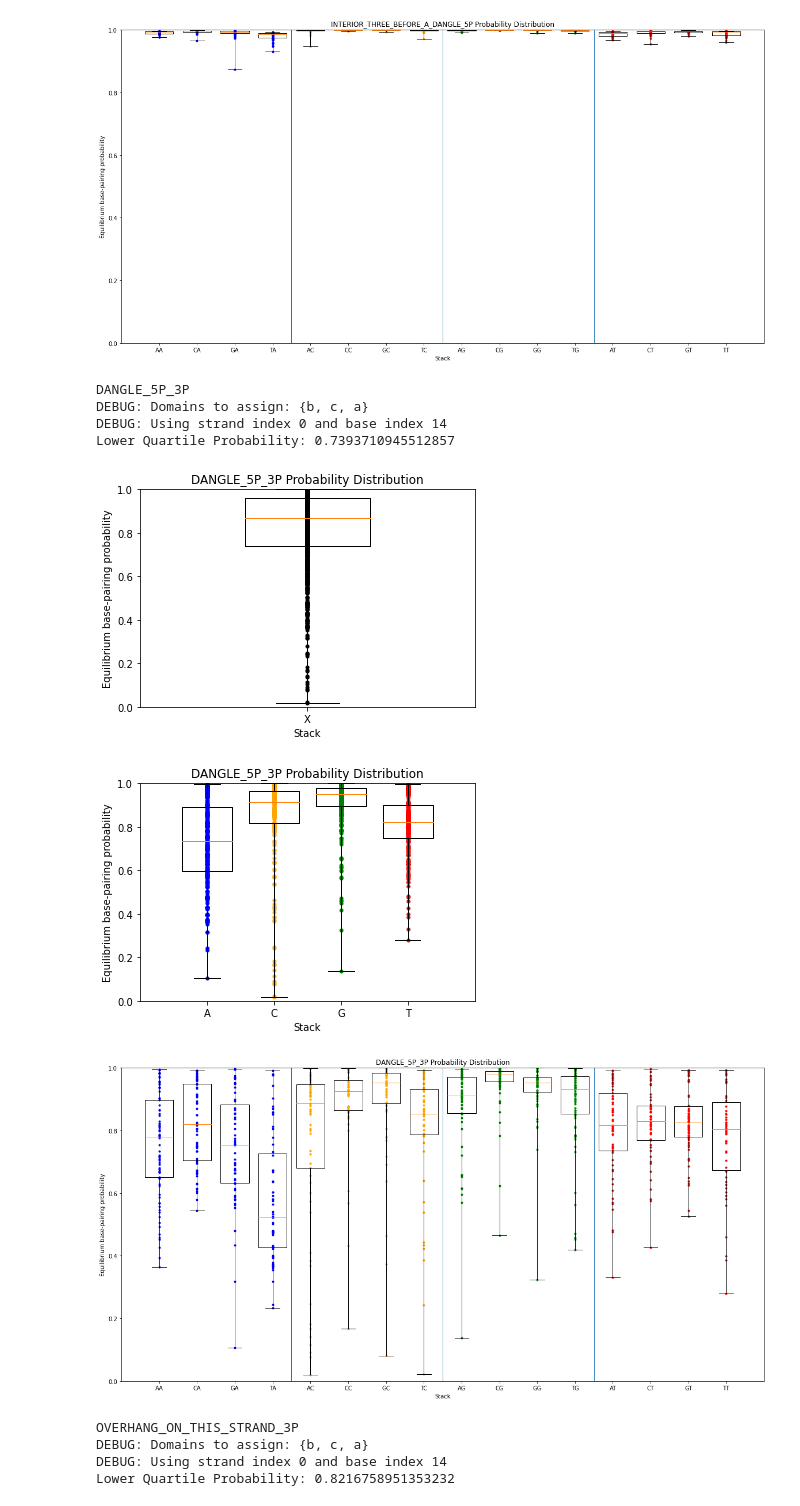
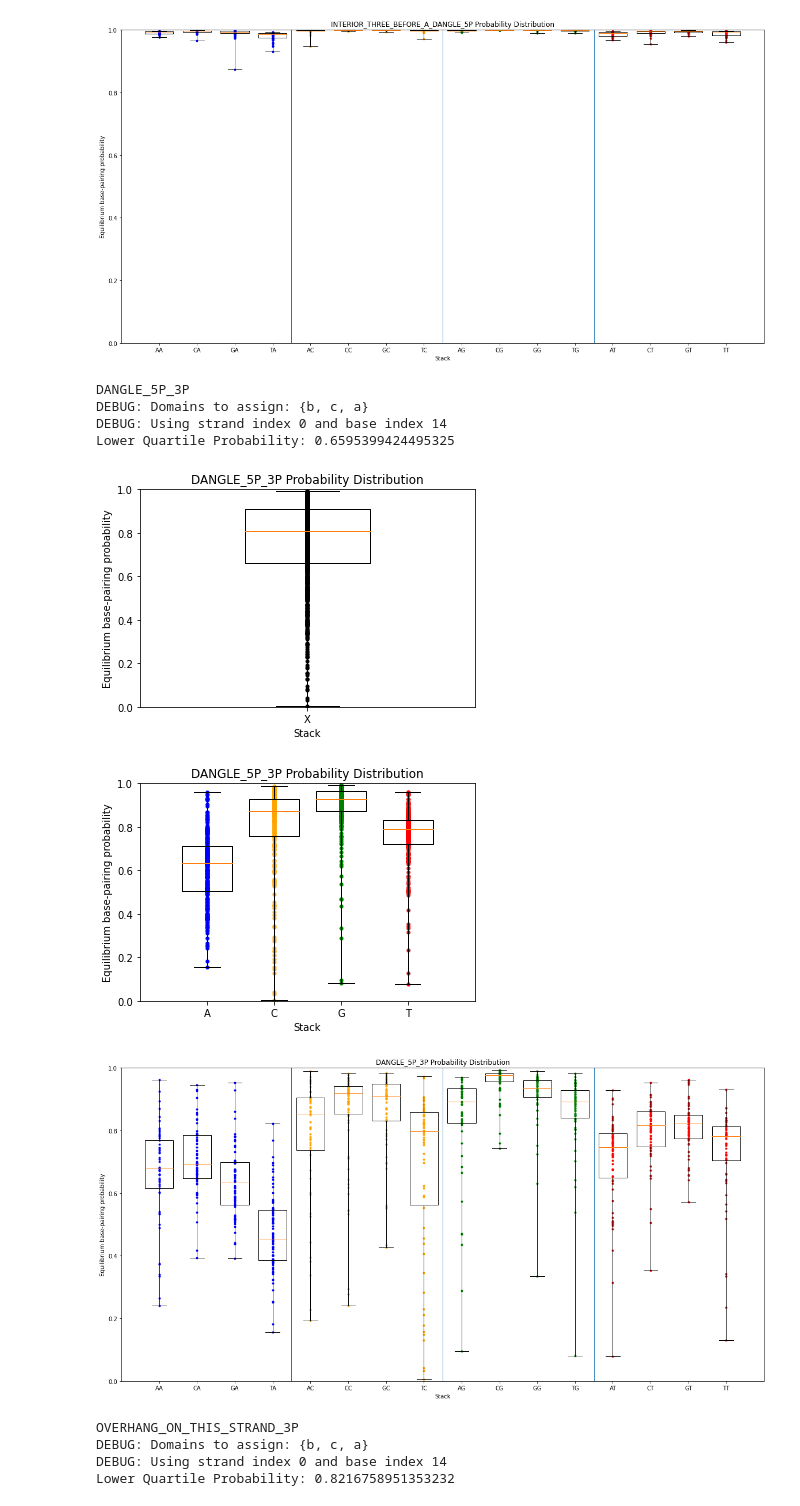
Before and after one commit to UC-Davis-molecular-computing/nuad, a Jupyter notebook: base_pair_probability.ipynb, the cells around one changed output. Cells and saved outputs as stored; diff of their text form; code cells hidden in the pictures.

Commit message:
SAVE: mismatch simulation

```diff
--- a/base_pair_probability.ipynb
+++ b/base_pair_probability.ipynb
@@ -20,7 +20,6 @@ import dsd.constraints as dc
 
 # constants
 DOMAIN_LENGTH = 15
-DOMAIN_POOL: dc.DomainPool = dc.DomainPool('DOMAIN_POOL', DOMAIN_LENGTH)
 TEMPERATURE = 37.0
 NUPACK_MODEL = NupackModel(material='dna', celsius=TEMPERATURE)
 NUMBER_OF_TRIALS = 1000
@@ -92,7 +91,7 @@ class BasePairProbabilityResult:
         return np.percentile(self.bpps, 25)
 
 
-def nupack_base_pair_probabilities(strands: Iterable[dc.Strand], base_index1: int, base_index2: int, name: str, additional_queries: List[BasePairQuery]=list()) -> BasePairProbabilityResult:
+def nupack_base_pair_probabilities(strands: Iterable[dc.Strand], base_index1: int, base_index2: int, name: str, additional_queries: List[BasePairQuery]=list(), domain_length=DOMAIN_LENGTH, skip_domain_pool_setup=False, mismatches=None) -> BasePairProbabilityResult:
     """Given a design and a specific base pair, assigns random DNA sequences to
     the design and computes the equilibrium base-pairing probability for each
     DNA sequence assignment.
@@ -111,6 +110,9 @@ def nupack_base_pair_probabilities(strands: Iterable[dc.Strand], base_index1: in
         base_index1), and other maps stored in BasePairProbabilityResult
     :rtype: BasePairProbabilityResult
     """
+    if mismatches is None:
+        mismatches = set()
+
     domains_to_assign: Set[dc.Domain] = set()
     base_index1_strand_idx: int = 0
     base_index1_strand_base_idx: int
@@ -119,7 +121,8 @@ def nupack_base_pair_probabilities(strands: Iterable[dc.Strand], base_index1: in
     num_strands_seen = 0
     for s in strands:
         for d in s.domains:
-            d.pool = DOMAIN_POOL
+            if not skip_domain_pool_setup:
+                d.pool =  dc.DomainPool('DOMAIN_POOL', domain_length)
             domains_to_assign.add(d)
 
         if base_index1 < num_bases_in_prev_strands + s.length():
@@ -136,11 +139,22 @@ def nupack_base_pair_probabilities(strands: Iterable[dc.Strand], base_index1: in
     base_pair_probabilities = [0] * NUMBER_OF_TRIALS
     base_pair_probabilities_by_base: Dict[str, List[float]] = defaultdict(list)
     base_pair_probabilities_by_stack: Dict[str, List[float]] = defaultdict(list)
-    for i in range(NUMBER_OF_TRIALS):
+
+    i = 0
+    while i < NUMBER_OF_TRIALS:
         # Assign random DNA sequence
         for d in domains_to_assign:
-            rand_dna_seq = dv.random_dna_seq(DOMAIN_LENGTH)
+            rand_dna_seq = dv.random_dna_seq(d.length)
             d.sequence = rand_dna_seq
+
+        mismatch_was_matched = False
+        for (addr1, addr2) in mismatches:
+            if dv.wc(strands[addr1.strand_idx].sequence()[addr1.base_idx]) == strands[addr2.strand_idx].sequence()[addr2.base_idx]:
+                mismatch_was_matched = True
+                break
+
+        if mismatch_was_matched:
+            continue
 
         # Initialize NUPACK NupackComplexSet
         nupack_strands = [NupackStrand(strand.sequence(), name=strand.name) for strand in strands]
@@ -166,6 +180,8 @@ def nupack_base_pair_probabilities(strands: Iterable[dc.Strand], base_index1: in
             for i, address in enumerate(addresses):
                 query_key[i] = strands[address.strand_idx].sequence()[address.base_idx]
             query.bpps_map[''.join(query_key)].append(p)
+
+        i += 1
 
 
 
@@ -618,38 +632,48 @@ print('DANGLE_5P_3P')
 #                     |   |  |   |
 #                     59 45  44  30
 #                       a*    c
 #                         ^
 #                         |
 #                     base pair
 
 #                       a      b
 #                     0  14 15  29
 #                     |   |  |   |
 #                    [-----##----->
 #                         C
 #                     |||||
 #                         G
 #                    <-----##-----]
 #                     |   |  |   |
 #                     59 45  44  30
 #                       a*    c
 #                         ^
 #                         |
 #                     base pair
 top_strand: dc.Strand = dc.Strand(['a', 'b'], name='top strand')
 bot_strand: dc.Strand = dc.Strand(['c', 'a*'], name='bot strand')
 strands = (top_strand, bot_strand)
 
-dangle_5p_3p_bppr = nupack_base_pair_probabilities(strands, 14, 45, 'DANGLE_5P_3P')
+# TODO: How many mismatches are needed for dangle?
+mismatches = [
+    (StrandBaseAddress(0,15), StrandBaseAddress(1,14)),
+    (StrandBaseAddress(0,16), StrandBaseAddress(1,13)),
+    (StrandBaseAddress(0,17), StrandBaseAddress(1,12)),
+    (StrandBaseAddress(0,18), StrandBaseAddress(1,11)),
+    (StrandBaseAddress(0,19), StrandBaseAddress(1,10)),
+
+]
+
+dangle_5p_3p_bppr = nupack_base_pair_probabilities(strands, 14, 45, 'DANGLE_5P_3P', mismatches=mismatches)
 dangle_5p_3p_bppr.plot_all()
 # %% [output]
 DANGLE_5P_3P
 DEBUG: Domains to assign: {b, c, a}
 DEBUG: Using strand index 0 and base index 14
-Lower Quartile Probability: 0.7393710945512857
+Lower Quartile Probability: 0.6595399424495325
-[figure, old version]
+[figure, new version]
-[figure, old version]
+[figure, new version]
-[figure, old version]
+[figure, new version]
 # %%
 print('OVERHANG_ON_THIS_STRAND_3P')
 #                          ^
```
Also changed, not shown: parts of 5 cells of this notebook.
